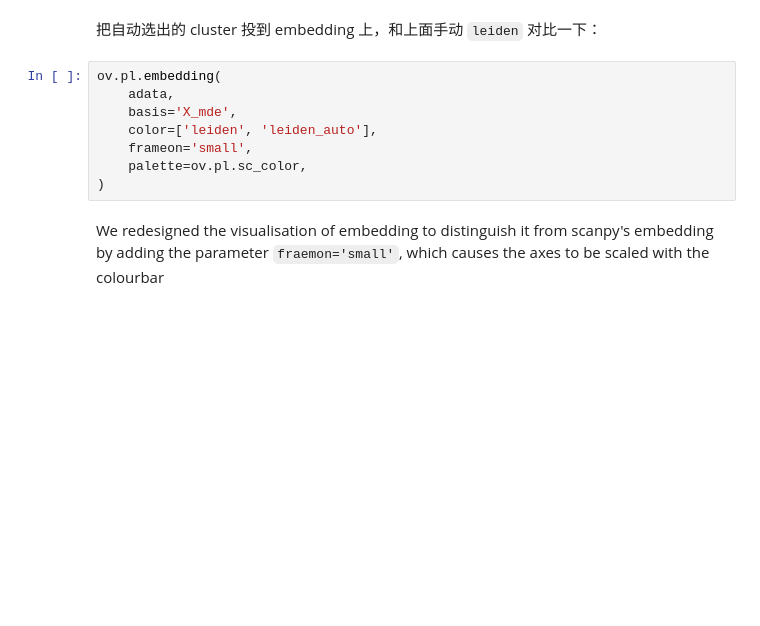
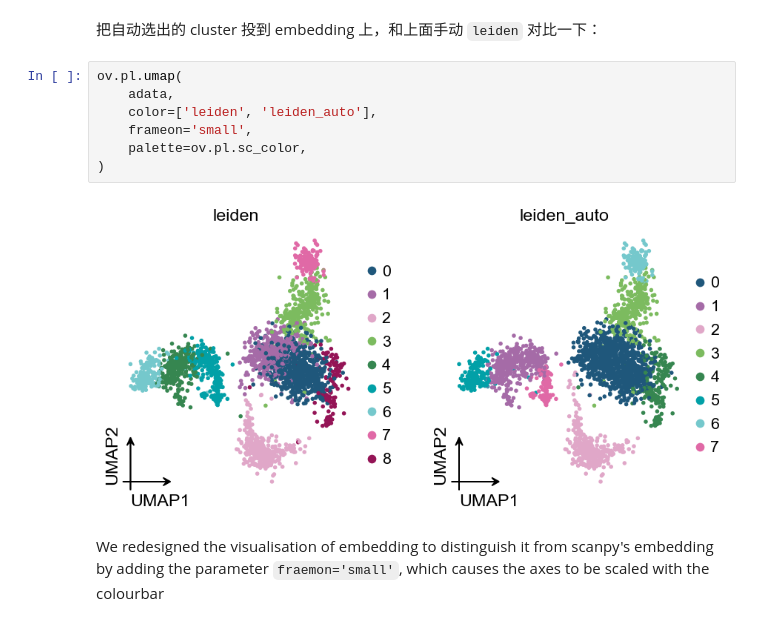
Before and after one commit to Starlitnightly/omicverse-tutorials, a Jupyter notebook: docs_zh/Tutorials-single/t_preprocess_cpu.ipynb, the cells around one changed output. Cells and saved outputs as stored; diff of their text form; blank space fills up the shorter version.

```diff
--- a/docs_zh/Tutorials-single/t_preprocess_cpu.ipynb
+++ b/docs_zh/Tutorials-single/t_preprocess_cpu.ipynb
@@ -586,13 +615,14 @@ ov.pl.auto_resolution_curve(adata)
 # %% [markdown]
 把自动选出的 cluster 投到 embedding 上，和上面手动 `leiden` 对比一下：
 # %%
-ov.pl.embedding(
+ov.pl.umap(
     adata,
-    basis='X_mde',
     color=['leiden', 'leiden_auto'],
     frameon='small',
     palette=ov.pl.sc_color,
 )
+# %% [output]
+[figure, added]
 # %% [markdown]
 We redesigned the visualisation of embedding to distinguish it from scanpy's embedding by adding the parameter `fraemon='small'`, which causes the axes to be scaled with the colourbar
 # %%
```
Also changed, not shown: parts of 2 cells of this notebook, 1 other file.
